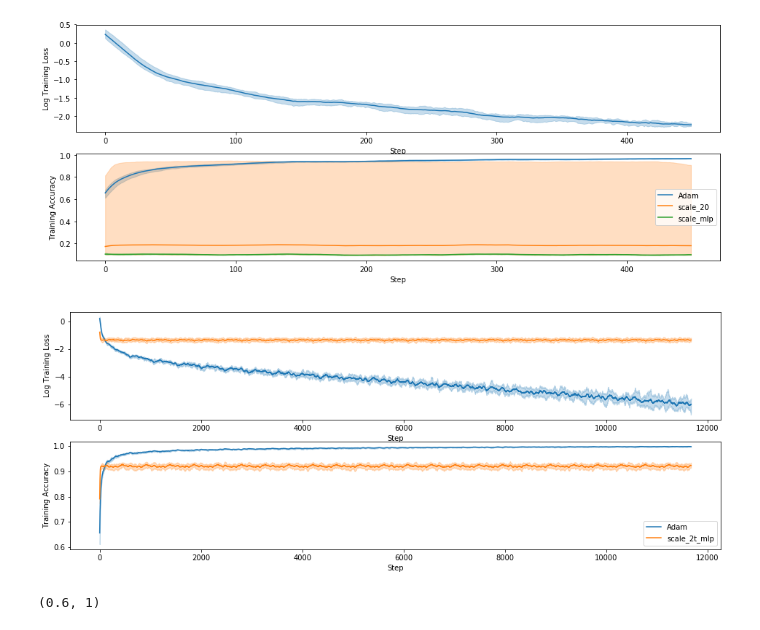
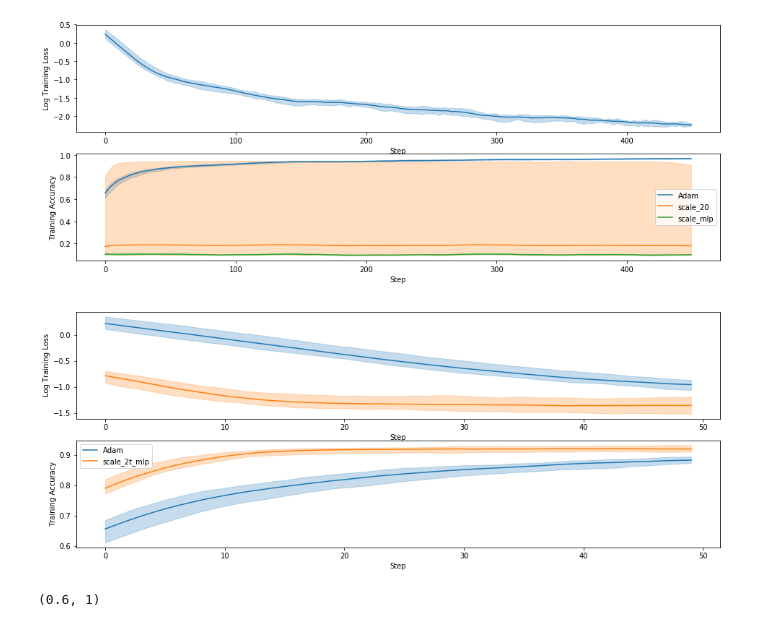
Before and after one commit to thetianshuhuang/l2o, a Jupyter notebook: eval_analysis.ipynb, the cells around one changed output. Cells and saved outputs as stored; diff of their text form; code cells hidden in the pictures.

```diff
--- a/eval_analysis.ipynb
+++ b/eval_analysis.ipynb
@@ -11,9 +11,9 @@ plot.plot_stats_batch(["adam", "scale_20", "scale_mlp"], axs, end=500, sma=51)
 [figure]
 # %%
 fig, axs = plt.subplots(2, 1, figsize=(16, 6))
-plot.plot_stats_batch(["adam", "scale_2t_mlp"], axs, end=0, sma=51)
+plot.plot_stats_batch(["adam", "scale_2t_mlp"], axs, end=100, sma=51)
 # %% [output]
-[figure, old version]
+[figure, new version]
 # %%
 fig, axs = plt.subplots(2, 1, figsize=(16, 6))
 plot.plot_stats_batch(["adam", "rnnprop_20", "rnnprop_20_adam"], axs, end=500, sma=51)
```
Also changed, not shown: 6 other files.
